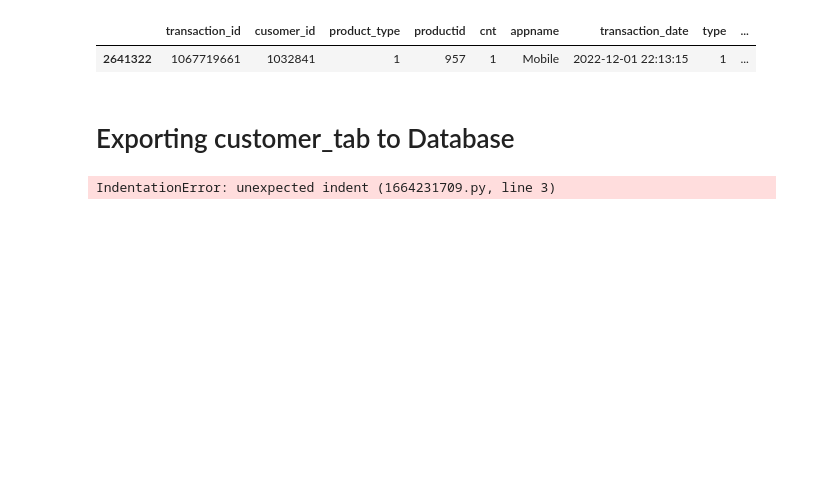
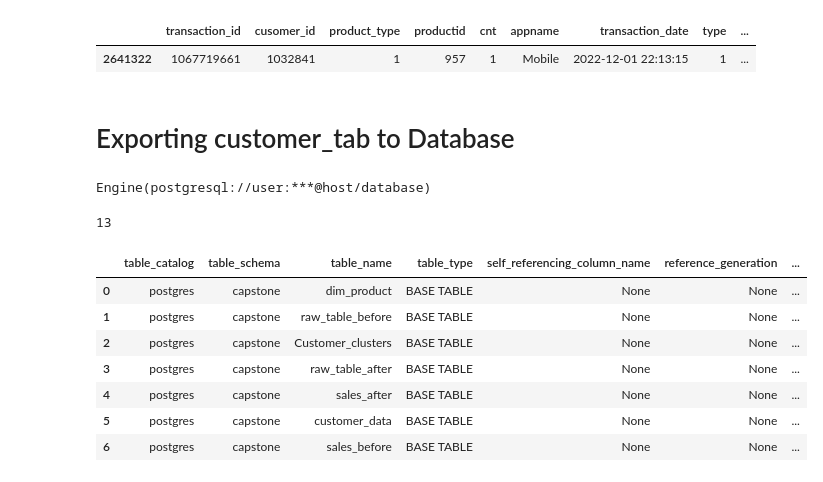
Before and after one commit to Oskareh/capstone, a Jupyter notebook: analysis_process_moo.ipynb, the cells around one changed output. Saved outputs shown, nothing was run; the diff lists cells and outputs as text; code cells hidden in the pictures; blank space fills up the shorter version.

```diff
--- a/analysis_process_moo.ipynb
+++ b/analysis_process_moo.ipynb
@@ -545,24 +554,27 @@ sales_prod_df.query('cusomer_id == 1032841') # checking the code
 | 2641322 | 1067719661 | 1032841 | 1 | 957 | 1 | Mobile | 2022-12-01 22:13:15 | 1 | ... |
 # %% [markdown]
 # Exporting customer_tab to Database
-# %%
-
-# Importing product_df to SQL database as dim_product
-#if engine!=None:
-    try:
-        .to_sql(customer_data, # Name of SQL table
-                        con=engine, # Engine or connection
-                        if_exists='replace', # Drop the table before inserting new values
-                        schema=schema, # your class schema
-                        index=False, # Write DataFrame index as a column
-                        chunksize=5000, # Specify the number of rows in each batch to be written at a time
-                        method='multi') # Pass multiple values in a single INSERT clause
-        print(f"The {table_name} table was imported successfully.")
-    # Error handling
-    except (Exception, psycopg2.DatabaseError) as error:
-        print(error)
-        engine = None
-# %% [output]
-IndentationError: unexpected indent (1664231709.py, line 3)
+# %%
+engine = sf.get_engine()
+engine
+# %% [output]
+Engine(postgresql://user:***@host/database)
+# %%
+customer_tab.to_sql('customer_data',schema='capstone',con=engine)
+# %% [output]
+13
+# %%
+query = "select * from information_schema.tables where table_schema='capstone';"
+# %%
+pd.DataFrame(engine.execute(query).fetchall())
+# %% [output]
+|  | table_catalog | table_schema | table_name | table_type | self_referencing_column_name | reference_generation | ... |
+| 0 | postgres | capstone | dim_product | BASE TABLE | None | None | ... |
+| 1 | postgres | capstone | raw_table_before | BASE TABLE | None | None | ... |
+| 2 | postgres | capstone | Customer_clusters | BASE TABLE | None | None | ... |
+| 3 | postgres | capstone | raw_table_after | BASE TABLE | None | None | ... |
+| 4 | postgres | capstone | sales_after | BASE TABLE | None | None | ... |
+| 5 | postgres | capstone | customer_data | BASE TABLE | None | None | ... |
+| 6 | postgres | capstone | sales_before | BASE TABLE | None | None | ... |
 # %%
 # rfm[['segment','recency', 'frequency', 'monetary']].groupby('segment').agg(['mean', 'count', 'max']).round(2)
```
Also changed, not shown: parts of 5 cells of this notebook.
